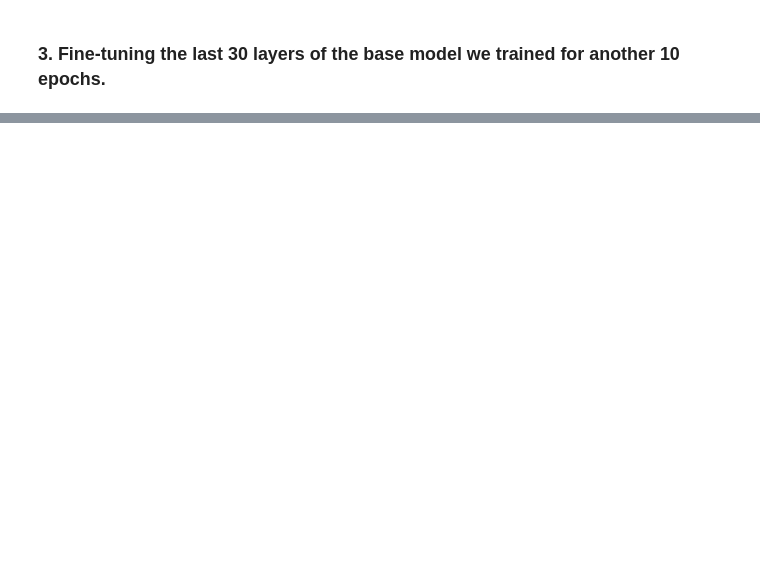
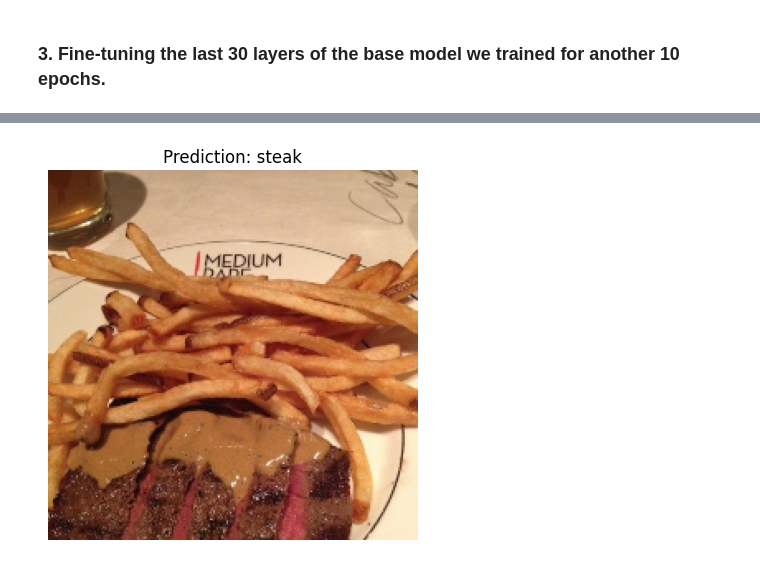
Before and after one commit to sakshamkumar1/tensorflow-notebooks, a Jupyter notebook: exercises_05_transfer_learning_fine_tuning.ipynb, the cells around one changed output, grey strips where cells are left out. Saved outputs shown, nothing was run; the diff lists cells and outputs as text; code cells hidden in the pictures; blank space fills up the shorter version.

```diff
--- a/exercises_05_transfer_learning_fine_tuning.ipynb
+++ b/exercises_05_transfer_learning_fine_tuning.ipynb
@@ -302,0 +346,3 @@ print(results_fine_tune_2)
+# %%
+pred_and_plot(model_0, filename, class_names)
+# %% [output]
@@ -302,0 +350 @@ print(results_fine_tune_2)
+[figure, added]
```
Also changed, not shown: parts of 18 cells of this notebook.
